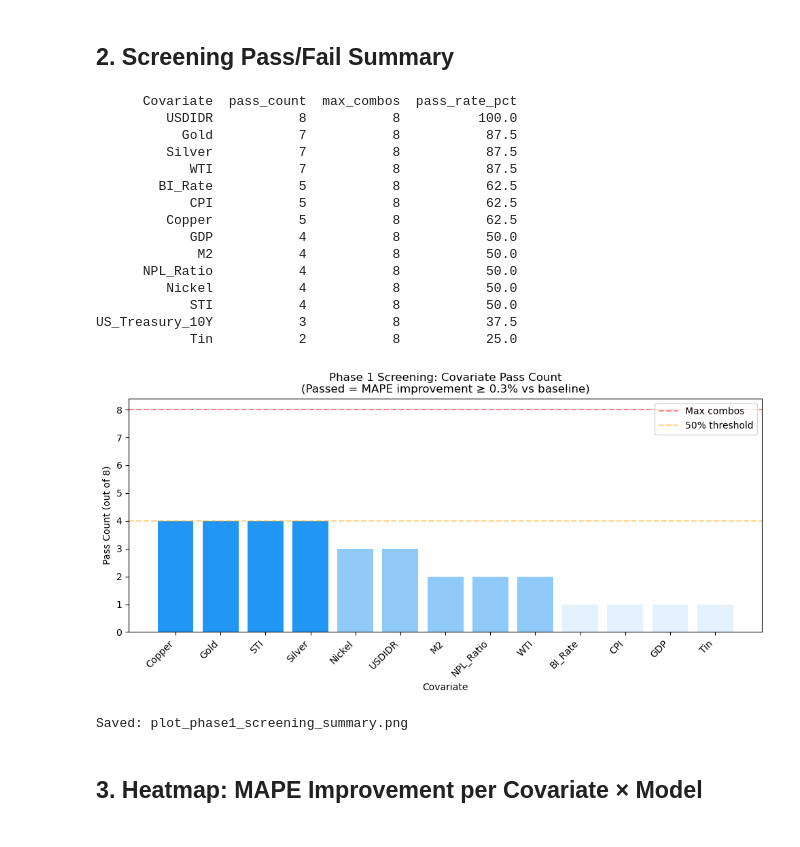
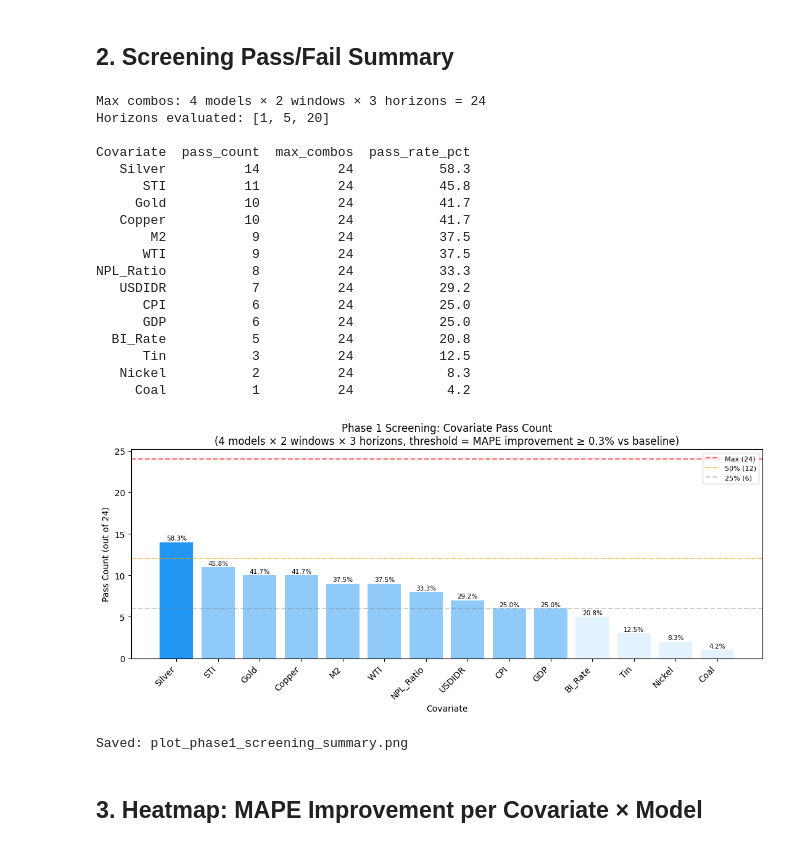
Before and after one commit to ravsssh/tesis-hakam, a Jupyter notebook: modelling/03_screening_analysis.ipynb, the cells around one changed output. Saved outputs shown, nothing was run; the diff lists cells and outputs as text; code cells hidden in the pictures.

```diff
--- a/modelling/03_screening_analysis.ipynb
+++ b/modelling/03_screening_analysis.ipynb
@@ -42,6 +42,10 @@ XGBoost       0.6978  0.6954
 # %% [markdown]
 ## 2. Screening Pass/Fail Summary
 # %%
+
+max_combos = (df_analysis['Model'].nunique()
+              * df_analysis['Window'].nunique()
+              * df_analysis['Horizon'].nunique())
 
 pass_counts = (
     df_analysis[df_analysis['Passed']]
@@ -50,43 +54,58 @@ pass_counts = (
     .sort_values(ascending=False)
     .reset_index()
 )
-pass_counts['max_combos'] = df_analysis['Model'].nunique() * df_analysis['Window'].nunique()
-pass_counts['pass_rate_pct'] = (pass_counts['pass_count'] / pass_counts['max_combos'] * 100).round(1)
+pass_counts['max_combos']    = max_combos
+pass_counts['pass_rate_pct'] = (pass_counts['pass_count'] / max_combos * 100).round(1)
+
+n_models   = df_analysis['Model'].nunique()
+n_windows  = df_analysis['Window'].nunique()
+n_horizons = df_analysis['Horizon'].nunique()
+print(f"Max combos: {n_models} models × {n_windows} windows × {n_horizons} horizons = {max_combos}")
+print(f"Horizons evaluated: {sorted(df_analysis['Horizon'].unique().tolist())}\n")
 print(pass_counts.to_string(index=False))
 # %% [output]
-      Covariate  pass_count  max_combos  pass_rate_pct
-         USDIDR           8           8          100.0
-           Gold           7           8           87.5
-         Silver           7           8           87.5
-            WTI           7           8           87.5
-        BI_Rate           5           8           62.5
-            CPI           5           8           62.5
-         Copper           5           8           62.5
-            GDP           4           8           50.0
-             M2           4           8           50.0
-      NPL_Ratio           4           8           50.0
-         Nickel           4           8           50.0
-            STI           4           8           50.0
-US_Treasury_10Y           3           8           37.5
-            Tin           2           8           25.0
+Max combos: 4 models × 2 windows × 3 horizons = 24
+Horizons evaluated: [1, 5, 20]
+
+Covariate  pass_count  max_combos  pass_rate_pct
+   Silver          14          24           58.3
+      STI          11          24           45.8
+     Gold          10          24           41.7
+   Copper          10          24           41.7
+       M2           9          24           37.5
+      WTI           9          24           37.5
+NPL_Ratio           8          24           33.3
+   USDIDR           7          24           29.2
+      CPI           6          24           25.0
+      GDP           6          24           25.0
+  BI_Rate           5          24           20.8
+      Tin           3          24           12.5
+   Nickel           2          24            8.3
+     Coal           1          24            4.2
 # %%
-
-fig, ax = plt.subplots(figsize=(10, 5))
-colors = ['#2196F3' if x >= 4 else '#90CAF9' if x >= 2 else '#E3F2FD' for x in pass_counts['pass_count']]
-bars = ax.bar(pass_counts['Covariate'], pass_counts['pass_count'], color=colors)
-ax.axhline(y=pass_counts['max_combos'].iloc[0], color='red', linestyle='--', alpha=0.5, label='Max combos')
-ax.axhline(y=pass_counts['max_combos'].iloc[0]*0.5, color='orange', linestyle='--', alpha=0.5, label='50% threshold')
+fig, ax = plt.subplots(figsize=(11, 5))
+colors = ['#2196F3' if x >= max_combos * 0.5 else '#90CAF9' if x >= max_combos * 0.25 else '#E3F2FD'
+          for x in pass_counts['pass_count']]
+ax.bar(pass_counts['Covariate'], pass_counts['pass_count'], color=colors)
+ax.axhline(y=max_combos,       color='red',    linestyle='--', alpha=0.6, label=f'Max ({max_combos})')
+ax.axhline(y=max_combos * 0.5, color='orange', linestyle='--', alpha=0.6, label=f'50% ({int(max_combos*0.5)})')
+ax.axhline(y=max_combos * 0.25,color='gray',   linestyle='--', alpha=0.4, label=f'25% ({int(max_combos*0.25)})')
+for bar, row in zip(ax.patches, pass_counts.itertuples()):
+    ax.text(bar.get_x() + bar.get_width() / 2, bar.get_height() + 0.1,
+            f"{row.pass_rate_pct}%", ha='center', va='bottom', fontsize=7.5)
 ax.set_xlabel("Covariate")
-ax.set_ylabel("Pass Count (out of 8)")
-ax.set_title("Phase 1 Screening: Covariate Pass Count\n(Passed = MAPE improvement ≥ 0.3% vs baseline)")
-ax.legend()
+ax.set_ylabel(f"Pass Count (out of {max_combos})")
+ax.set_title(f"Phase 1 Screening: Covariate Pass Count\n"
+             f"({n_models} models × {n_windows} windows × {n_horizons} horizons, "
+             f"threshold = MAPE improvement ≥ 0.3% vs baseline)")
+ax.legend(fontsize=8)
 plt.xticks(rotation=45, ha='right')
 plt.tight_layout()
 plt.savefig("plot_phase1_screening_summary.png", dpi=150, bbox_inches='tight')
 plt.show()
 print("Saved: plot_phase1_screening_summary.png")
 # %% [output]
-[figure, old version]
+[figure, new version]
 Saved: plot_phase1_screening_summary.png
 # %% [markdown]
 ## 3. Heatmap: MAPE Improvement per Covariate × Model
```
Also changed, not shown: parts of 4 cells of this notebook, 38 other files.
